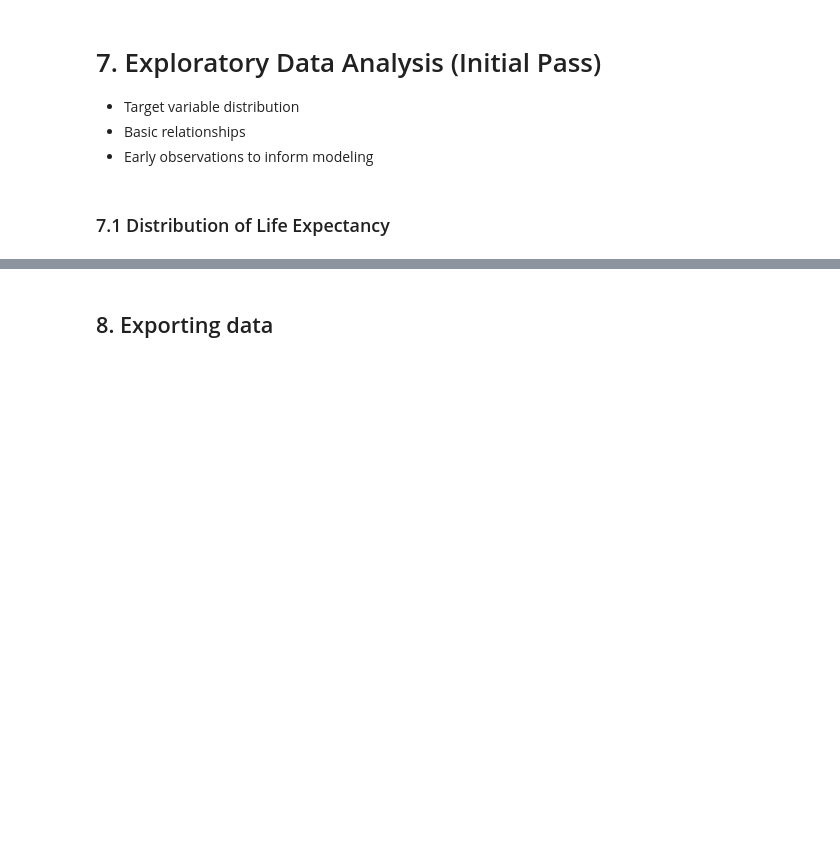
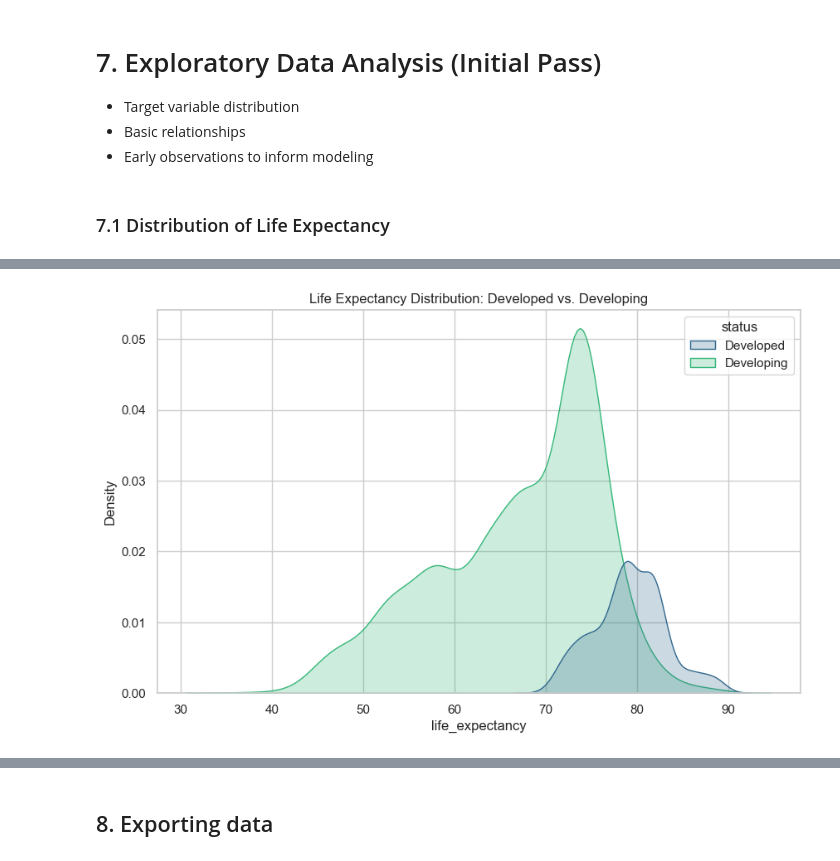
Before and after one commit to MermonGData/longevity-prediction, a Jupyter notebook: notebooks/01_eda_and_preprocessing.ipynb, the cells around one changed output, grey strips where cells are left out. Drawn from its saved outputs; the diff is of its cells as text; code cells hidden in the pictures; blank space fills up the shorter version.

```diff
--- a/notebooks/01_eda_and_preprocessing.ipynb
+++ b/notebooks/01_eda_and_preprocessing.ipynb
@@ -436,0 +486,7 @@ The current cleaning strategy focuses on creating a high-integrity baseline. Dep
+# %%
+plt.figure(figsize=(10, 6))
+sns.kdeplot(data=df_clean, x='life_expectancy', hue='status', fill=True, palette='viridis')
+plt.title('Life Expectancy Distribution: Developed vs. Developing')
+plt.show()
+# %% [output]
+[figure, added]
```
Also changed, not shown: parts of 23 cells of this notebook.
